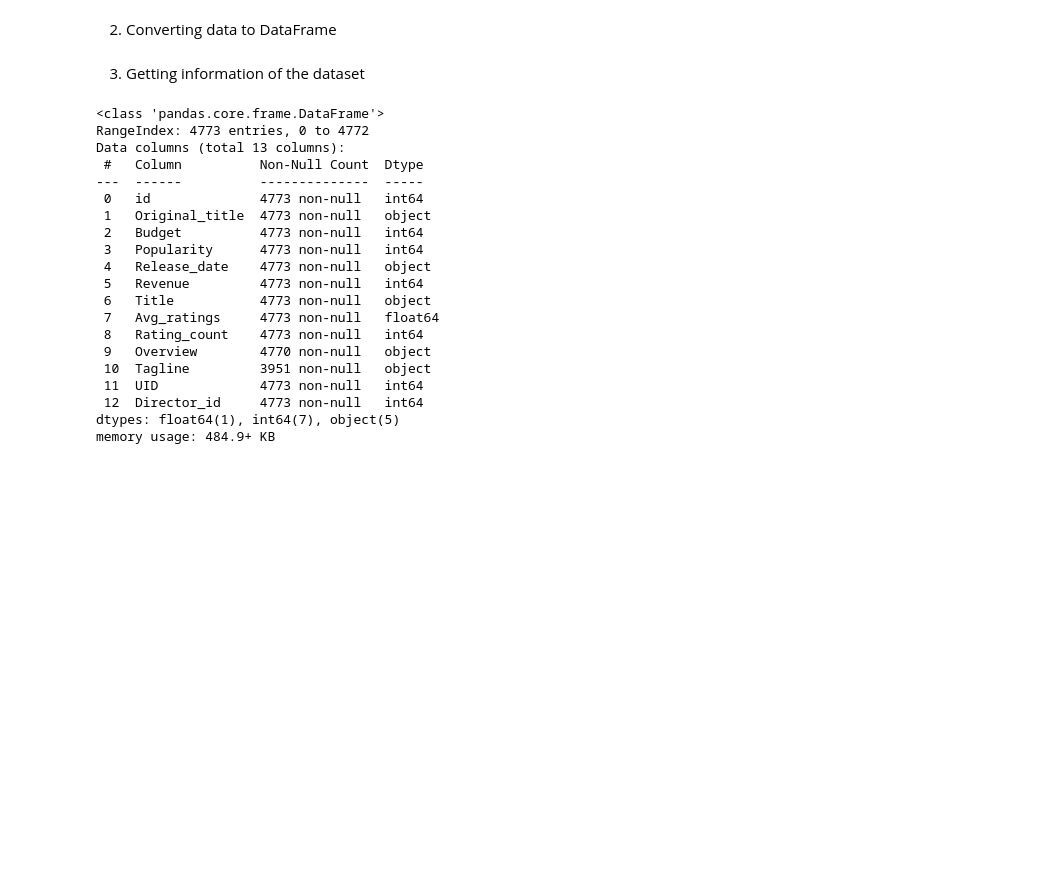
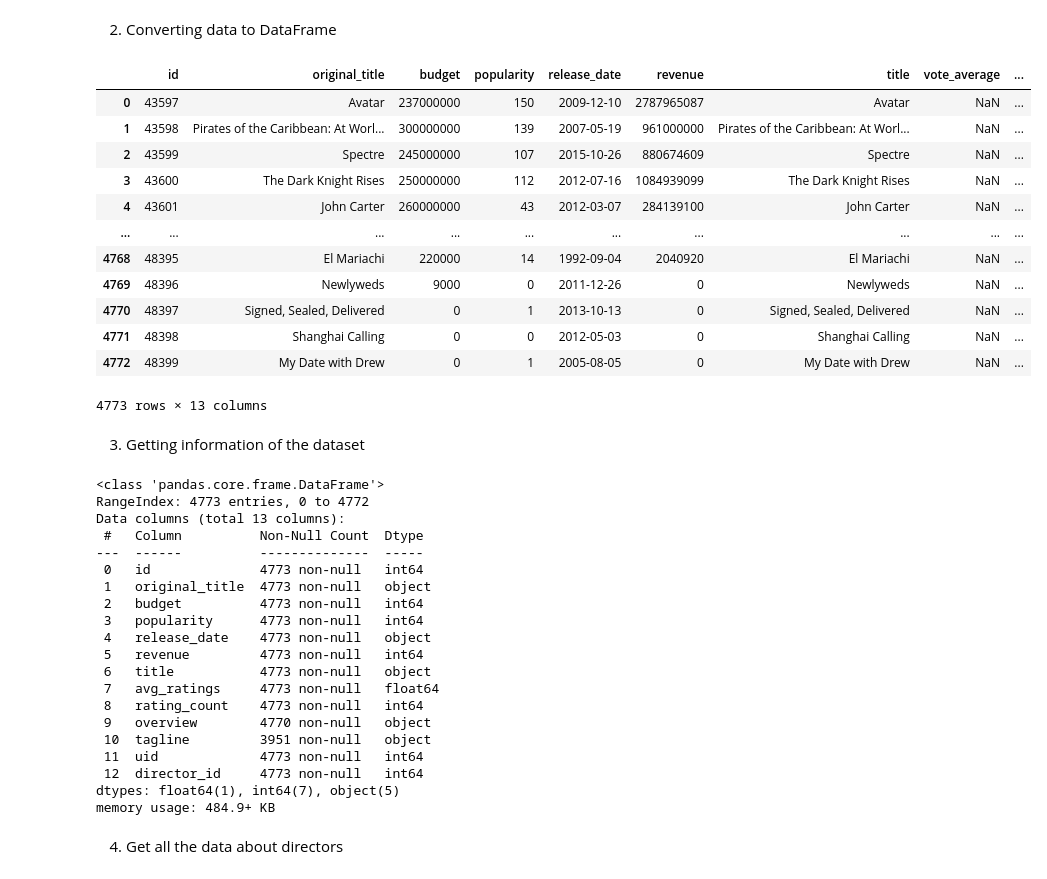
Before and after one commit to Naveen-Karanamu/IMDB-Dataset-Analysis, a Jupyter notebook: main.ipynb, the cells around one changed output. Cells and saved outputs as stored; diff of their text form; code cells hidden in the pictures; blank space fills up the shorter version.

```diff
--- a/main.ipynb
+++ b/main.ipynb
@@ -39,13 +57,28 @@ movies
 2. Converting data to DataFrame
 # %%
 # Creating a DataFrame
-df=pd.DataFrame(movies,columns=['id','Original_title', 'Budget', "Popularity", 'Release_date', 'Revenue', 'Title', 'Avg_ratings', 'Rating_count', 'Overview', 'Tagline', 'UID', 'Director_id'])
+movies=pd.DataFrame(movies,columns=['id','original_title', 'budget', "popularity", 'release_date', 'revenue', 'title', 'vote_average', 'vote_count', 'overview', 'tagline', 'uid', 'director_id'])
 
 # Displaying the dataframe
+movies
+# %% [output]
+|  | id | original_title | budget | popularity | release_date | revenue | title | vote_average | ... |
+| 0 | 43597 | Avatar | 237000000 | 150 | 2009-12-10 | 2787965087 | Avatar | NaN | ... |
+| 1 | 43598 | Pirates of the Caribbean: At Worl... | 300000000 | 139 | 2007-05-19 | 961000000 | Pirates of the Caribbean: At Worl... | NaN | ... |
+| 2 | 43599 | Spectre | 245000000 | 107 | 2015-10-26 | 880674609 | Spectre | NaN | ... |
+| 3 | 43600 | The Dark Knight Rises | 250000000 | 112 | 2012-07-16 | 1084939099 | The Dark Knight Rises | NaN | ... |
+| 4 | 43601 | John Carter | 260000000 | 43 | 2012-03-07 | 284139100 | John Carter | NaN | ... |
+| ... | ... | ... | ... | ... | ... | ... | ... | ... | ... |
+| 4768 | 48395 | El Mariachi | 220000 | 14 | 1992-09-04 | 2040920 | El Mariachi | NaN | ... |
+| 4769 | 48396 | Newlyweds | 9000 | 0 | 2011-12-26 | 0 | Newlyweds | NaN | ... |
+| 4770 | 48397 | Signed, Sealed, Delivered | 0 | 1 | 2013-10-13 | 0 | Signed, Sealed, Delivered | NaN | ... |
+| 4771 | 48398 | Shanghai Calling | 0 | 0 | 2012-05-03 | 0 | Shanghai Calling | NaN | ... |
+| 4772 | 48399 | My Date with Drew | 0 | 1 | 2005-08-05 | 0 | My Date with Drew | NaN | ... |
+4773 rows × 13 columns
 # %% [markdown]
 3. Getting information of the dataset
 # %%
-df.info()
+movies.info()
 # %% [output]
 <class 'pandas.core.frame.DataFrame'>
 RangeIndex: 4773 entries, 0 to 4772
@@ -53,17 +86,19 @@ Data columns (total 13 columns):
  #   Column          Non-Null Count  Dtype
 ---  ------          --------------  -----
  0   id              4773 non-null   int64
- 1   Original_title  4773 non-null   object
- 2   Budget          4773 non-null   int64
- 3   Popularity      4773 non-null   int64
- 4   Release_date    4773 non-null   object
- 5   Revenue         4773 non-null   int64
- 6   Title           4773 non-null   object
- 7   Avg_ratings     4773 non-null   float64
- 8   Rating_count    4773 non-null   int64
- 9   Overview        4770 non-null   object
- 10  Tagline         3951 non-null   object
- 11  UID             4773 non-null   int64
- 12  Director_id     4773 non-null   int64
+ 1   original_title  4773 non-null   object
+ 2   budget          4773 non-null   int64
+ 3   popularity      4773 non-null   int64
+ 4   release_date    4773 non-null   object
+ 5   revenue         4773 non-null   int64
+ 6   title           4773 non-null   object
+ 7   avg_ratings     4773 non-null   float64
+ 8   rating_count    4773 non-null   int64
+ 9   overview        4770 non-null   object
+ 10  tagline         3951 non-null   object
+ 11  uid             4773 non-null   int64
+ 12  director_id     4773 non-null   int64
 dtypes: float64(1), int64(7), object(5)
 memory usage: 484.9+ KB
+# %% [markdown]
+4. Get all the data about directors
```
Also changed, not shown: parts of 27 cells of this notebook.
